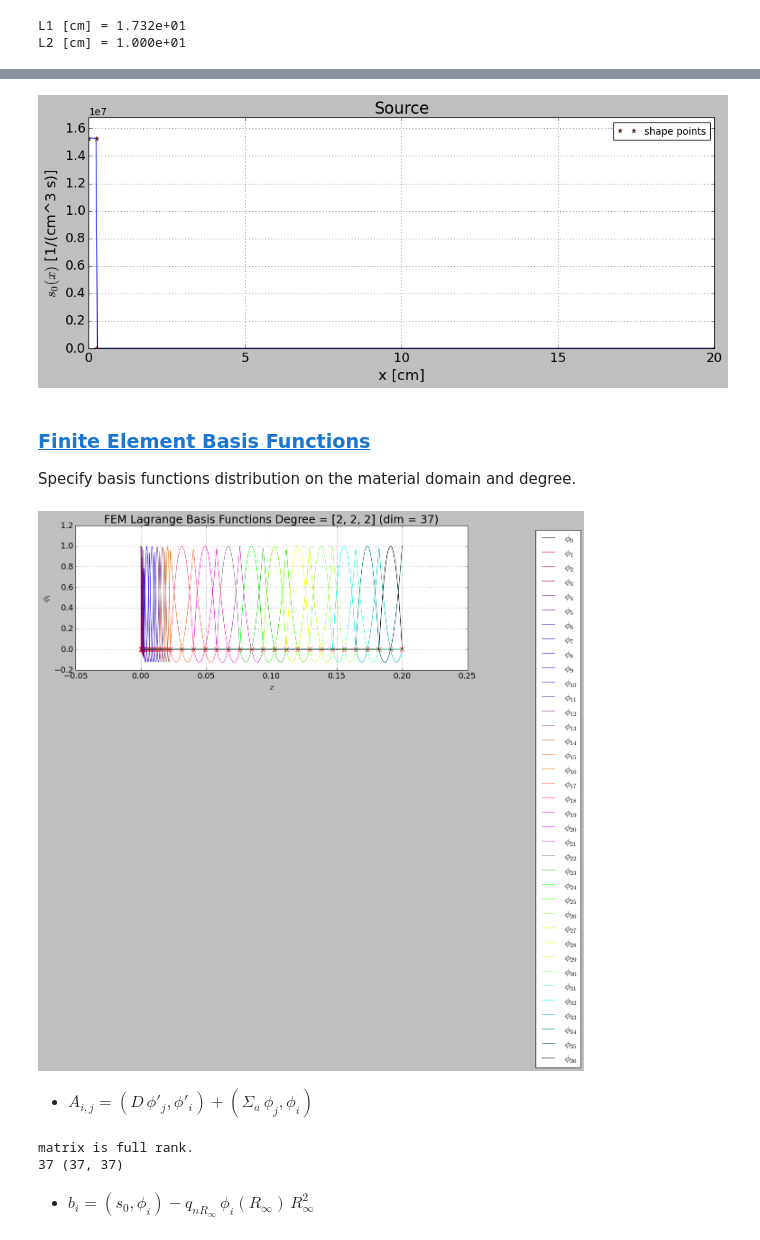
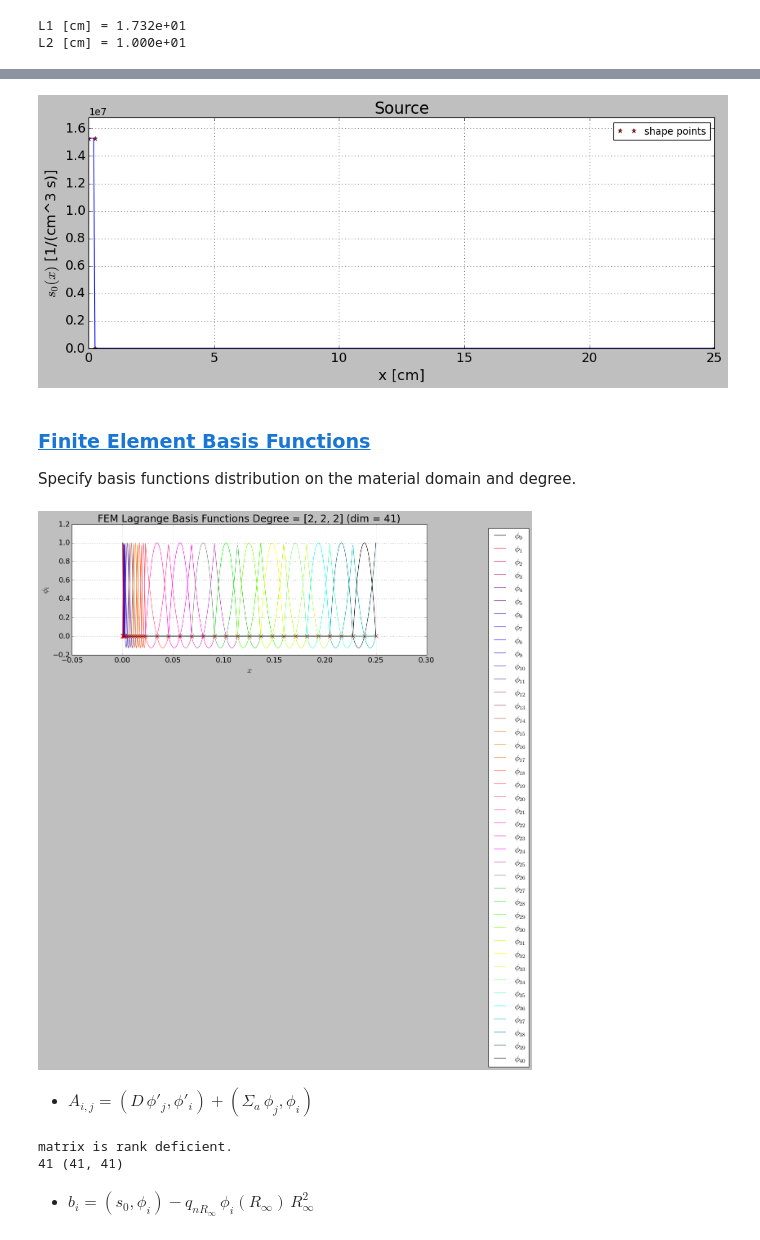
Before and after one commit to dpploy/engy-5050, a Jupyter notebook: notebooks/03-diff-point-source.ipynb, the cells around one changed output, grey strips where cells are left out. Saved outputs shown, nothing was run; the diff lists cells and outputs as text; code cells hidden in the pictures.

```diff
--- a/notebooks/03-diff-point-source.ipynb
+++ b/notebooks/03-diff-point-source.ipynb
@@ -156,7 +156,7 @@ unit.um = unit.micro*unit.meter
 '''Domain'''
 r_0 = 0*unit.cm
 r_R = .25*unit.cm
-r_oo = 20*unit.cm  # infinity
+r_oo = 25*unit.cm  # infinity
 # %%
 '''Parameters and data'''
 import math
@@ -233,7 +233,7 @@ source.plot(n_plot_pts=500, show_shape_pts=True,
              ylim=[min(source_1, source_2)*unit.cm**3*unit.second*.9,
                    max(source_1, source_2)*unit.cm**3*unit.second*1.1])
 # %% [output]
-[figure, old version]
+[figure, new version]
 # %% [markdown]
 ### [Finite Element Basis Functions](#toc)<a id="fembf-sym"></a>
 
@@ -241,14 +241,14 @@ Specify basis functions distribution on the material domain and degree.
 # %%
 '''Build basis functions'''
 from engy_5050.toolkit import LagrangeFEMBasis
 
 degree = [2,2,2]
-n_elem = [3,5,10]
+n_elem = [5,5,10]
 
 femlb = LagrangeFEMBasis(degree=degree, n_elem=n_elem, x_partition=[r_0, r_R, r_R+2*unit.cm, r_oo], bc_x_min='neumann', bc_x_max='neumann')
 femlb.plot(n_plot_pts=500)
 # %% [output]
-[figure, old version]
+[figure, new version]
 # %% [markdown]
   + $A_{i,j} = (D\,\phi'_j,\phi'_i) + (\Sigma_a\,\phi_j,\phi_i) $
 # %%
@@ -272,8 +272,8 @@ else:
 import numpy as np
 print(np.linalg.matrix_rank(a_mtrx), a_mtrx.shape)
 # %% [output]
-matrix is full rank.
-37 (37, 37)
+matrix is rank deficient.
+41 (41, 41)
 # %% [markdown]
  + $b_i = (s_0,\phi_i) - q_{nR_\infty}\,\phi_i(R_\infty)\,R^2_\infty$
 # %%
```
Also changed, not shown: parts of 17 cells of this notebook, 2 other files.
